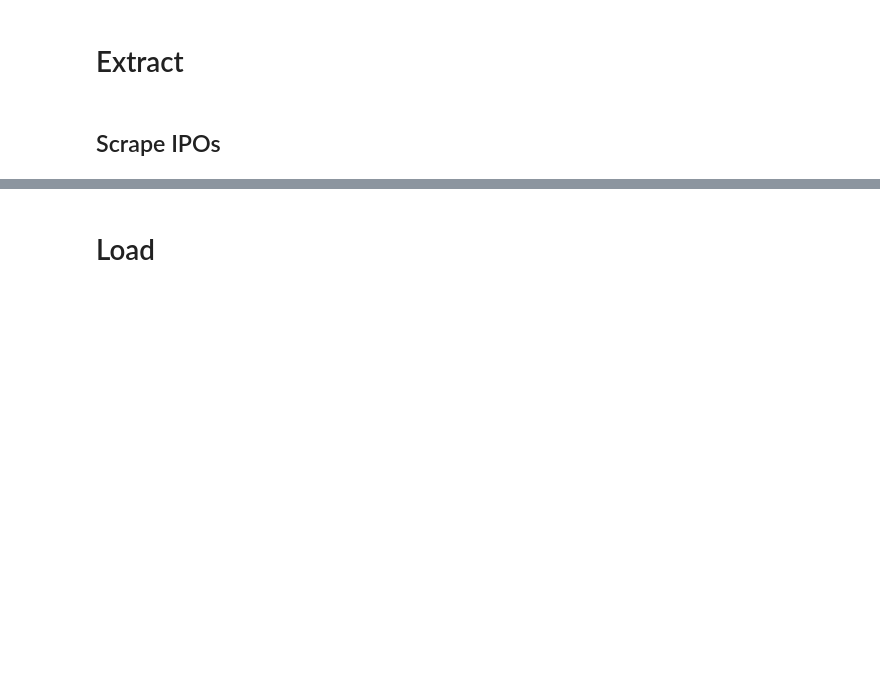
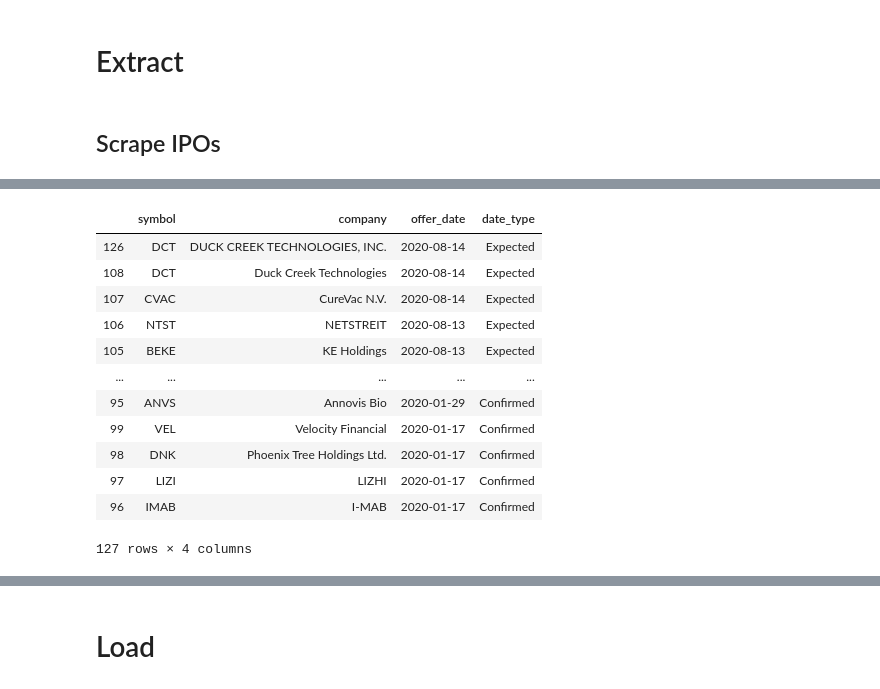
Before and after one commit to admiral810/IPO_tracker, a Jupyter notebook: get_IPO_data.ipynb, the cells around one changed output, grey strips where cells are left out. Cells and saved outputs as stored; diff of their text form; code cells hidden in the pictures; blank space fills up the shorter version.

```diff
--- a/get_IPO_data.ipynb
+++ b/get_IPO_data.ipynb
@@ -196,0 +97,6 @@ https://blog.quandl.com/api-for-stock-data
+# %%
+# IPO Scoop Recent IPOs - reduce to primary info
+ipo_scoop_recent_df = ipo_scoop_recent_df[["Symbol", "Company", "Offer Date", "date_type"]]
+ipo_scoop_recent_df = ipo_scoop_recent_df.rename(columns={"Symbol": "symbol", "Company": "company", "Offer Date": "offer_date"})
+
+ipo_scoop_recent_df.head()
@@ -196,0 +224,18 @@ https://blog.quandl.com/api-for-stock-data
+# %%
+# convert offer date to datetime datatype
+ipo_df['offer_date'] = pd.to_datetime(ipo_df['offer_date'], format="%m/%d/%Y")
+ipo_df.sort_values(by='offer_date', ascending=False)
+# %% [output]
+|  | symbol | company | offer_date | date_type |
+| 126 | DCT | DUCK CREEK TECHNOLOGIES, INC. | 2020-08-14 | Expected |
+| 108 | DCT | Duck Creek Technologies | 2020-08-14 | Expected |
+| 107 | CVAC | CureVac N.V. | 2020-08-14 | Expected |
+| 106 | NTST | NETSTREIT | 2020-08-13 | Expected |
+| 105 | BEKE | KE Holdings | 2020-08-13 | Expected |
+| ... | ... | ... | ... | ... |
+| 95 | ANVS | Annovis Bio | 2020-01-29 | Confirmed |
+| 99 | VEL | Velocity Financial | 2020-01-17 | Confirmed |
+| 98 | DNK | Phoenix Tree Holdings Ltd. | 2020-01-17 | Confirmed |
+| 97 | LIZI | LIZHI | 2020-01-17 | Confirmed |
+| 96 | IMAB | I-MAB | 2020-01-17 | Confirmed |
+127 rows × 4 columns
```
Also changed, not shown: parts of 40 cells of this notebook, 2 other files.
